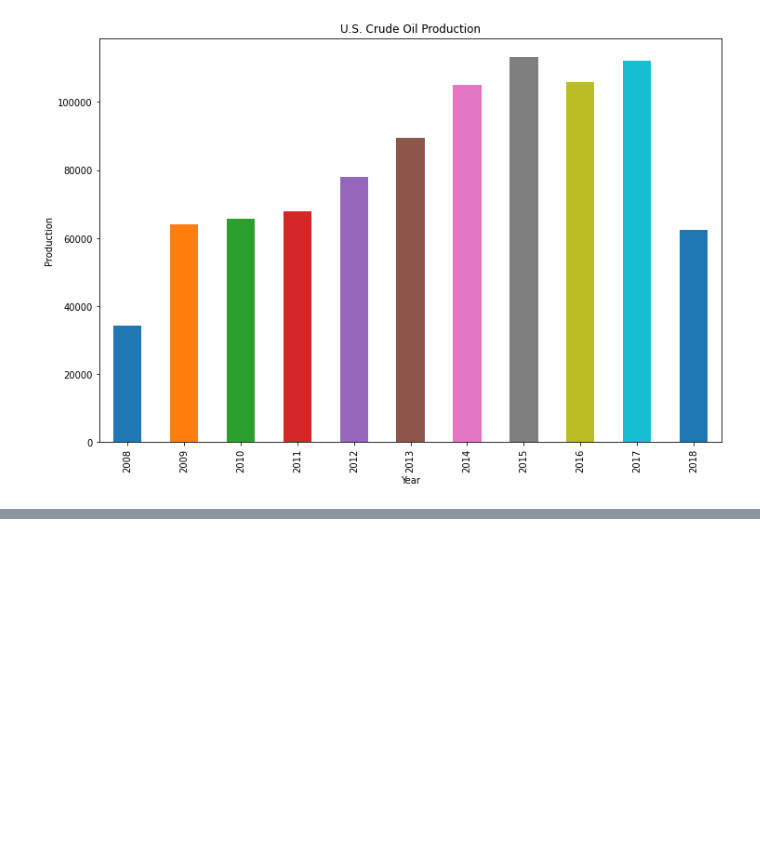
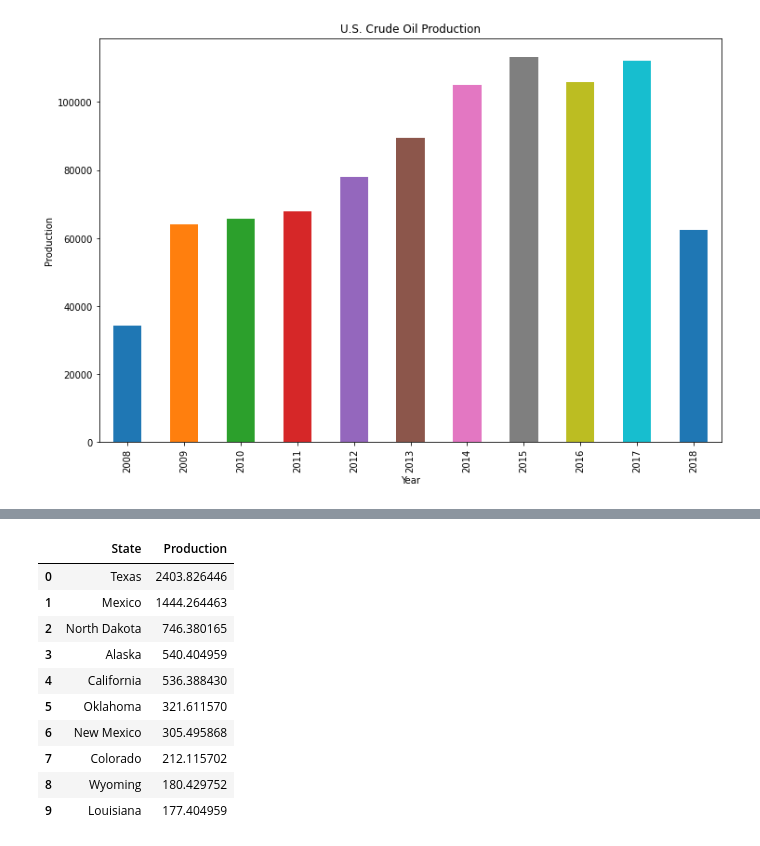
Before and after one commit to aaali-software/data-science-starter, a Jupyter notebook: notebooks/data-science-starter.ipynb, the cells around one changed output, grey strips where cells are left out. Cells and saved outputs as stored; diff of their text form; code cells hidden in the pictures; blank space fills up the shorter version.

```diff
--- a/notebooks/data-science-starter.ipynb
+++ b/notebooks/data-science-starter.ipynb
@@ -247,0 +291,18 @@ Text(0.5, 1.0, 'U.S. Crude Oil Production')
+# %%
+mean_prod_df = pd.DataFrame(mean_prod_data).reset_index()
+
+mean_prod_df.columns = ['State', 'Production']
+
+mean_prod_df.head(10)
+# %% [output]
+|  | State | Production |
+| 0 | Texas | 2403.826446 |
+| 1 | Mexico | 1444.264463 |
+| 2 | North Dakota | 746.380165 |
+| 3 | Alaska | 540.404959 |
+| 4 | California | 536.388430 |
+| 5 | Oklahoma | 321.611570 |
+| 6 | New Mexico | 305.495868 |
+| 7 | Colorado | 212.115702 |
+| 8 | Wyoming | 180.429752 |
+| 9 | Louisiana | 177.404959 |
```
Also changed, not shown: parts of 4 cells of this notebook.
